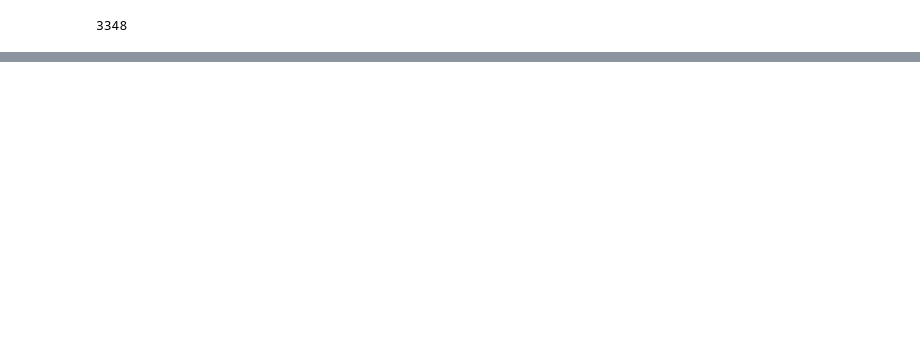
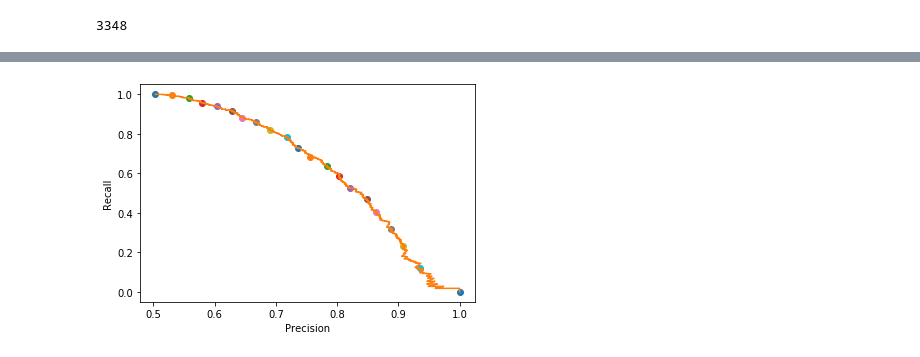
Before and after one commit to YoheiFukuhara/nlp100, a Jupyter notebook: 08.機械学習/073_2.学習(訓練).ipynb, the cells around one changed output, grey strips where cells are left out. Saved outputs shown, nothing was run; the diff lists cells and outputs as text; code cells hidden in the pictures; blank space fills up the shorter version.

```diff
--- a/08.機械学習/073_2.学習(訓練).ipynb
+++ b/08.機械学習/073_2.学習(訓練).ipynb
@@ -108,0 +156,13 @@ print(confusion_matrix(y_test, y_pred))
+# %%
+# 0から1まで0.05刻みで○をプロット
+for i in range(21):
+    close_point = np.argmin(np.abs(thresholds - (i * 0.05)))
+    plt.plot(precisions[close_point], recalls[close_point], 'o')
+# 適合率-再現率曲線
+plt.plot(precisions, recalls)
+plt.xlabel('Precision')
+plt.ylabel('Recall')
+
+plt.show()
+# %% [output]
+[figure, added]
```
Also changed, not shown: parts of 16 cells of this notebook, 5 other files.
